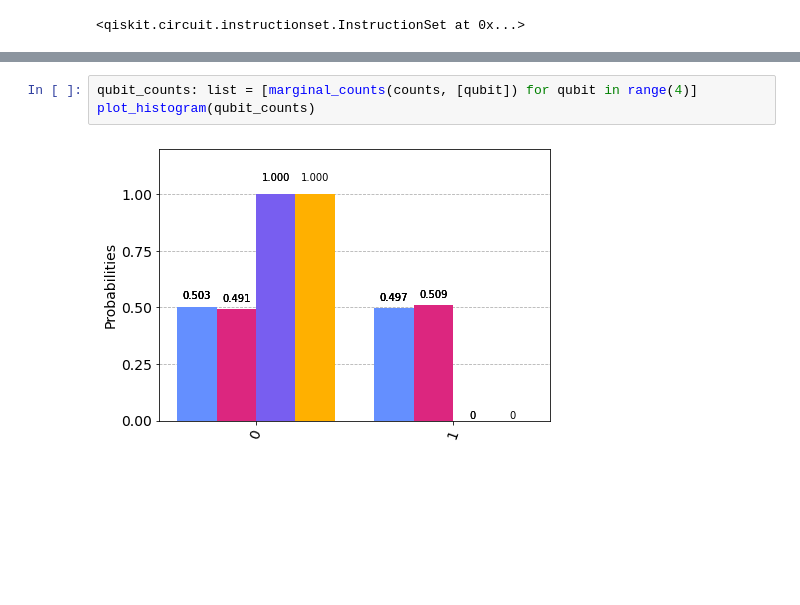
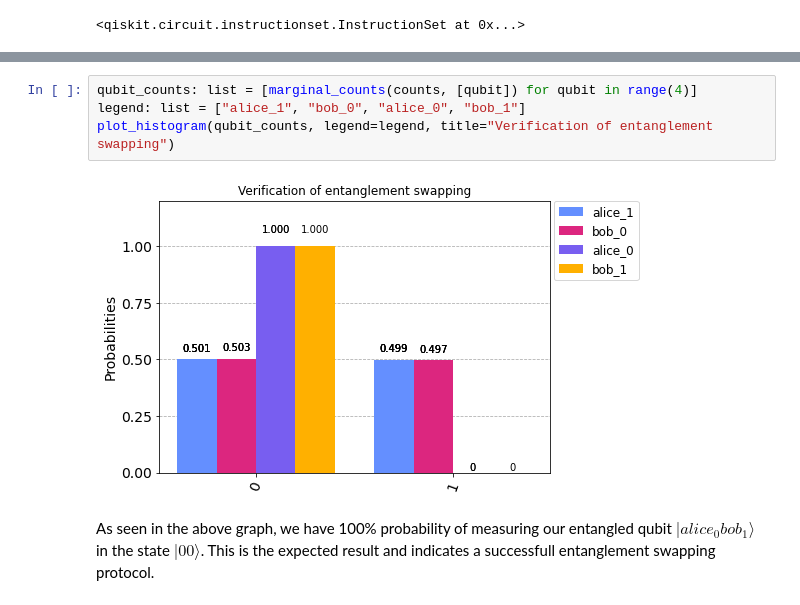
Before and after one commit to Phystro/Quantum-Repeater-Design, a Jupyter notebook: src/components/entanglement_swapping/entanglement_swapping.ipynb, the cells around one changed output, grey strips where cells are left out. Drawn from its saved outputs; the diff is of its cells as text; blank space fills up the shorter version.

Commit message:
complete entanglement swapping protocol with verification test (#37)

```diff
--- a/src/components/entanglement_swapping/entanglement_swapping.ipynb
+++ b/src/components/entanglement_swapping/entanglement_swapping.ipynb
@@ -181,8 +191,11 @@ plot_histogram(counts)
 # %%
 qubit_counts: list = [marginal_counts(counts, [qubit]) for qubit in range(4)]
-plot_histogram(qubit_counts)
+legend: list = ["alice_1", "bob_0", "alice_0", "bob_1"]
+plot_histogram(qubit_counts, legend=legend, title="Verification of entanglement swapping")
 # %% [output]
-[figure, old version]
+[figure, new version]
+# %% [markdown]
+As seen in the above graph, we have 100% probability of measuring our entangled qubit $|alice_0bob_1\rangle$ in the state $|00\rangle$. This is the expected result and indicates a successfull entanglement swapping protocol.
 # %%
 qc.draw("mpl")
 # %% [output]
```
Also changed, not shown: parts of 9 cells of this notebook, 3 other files.
